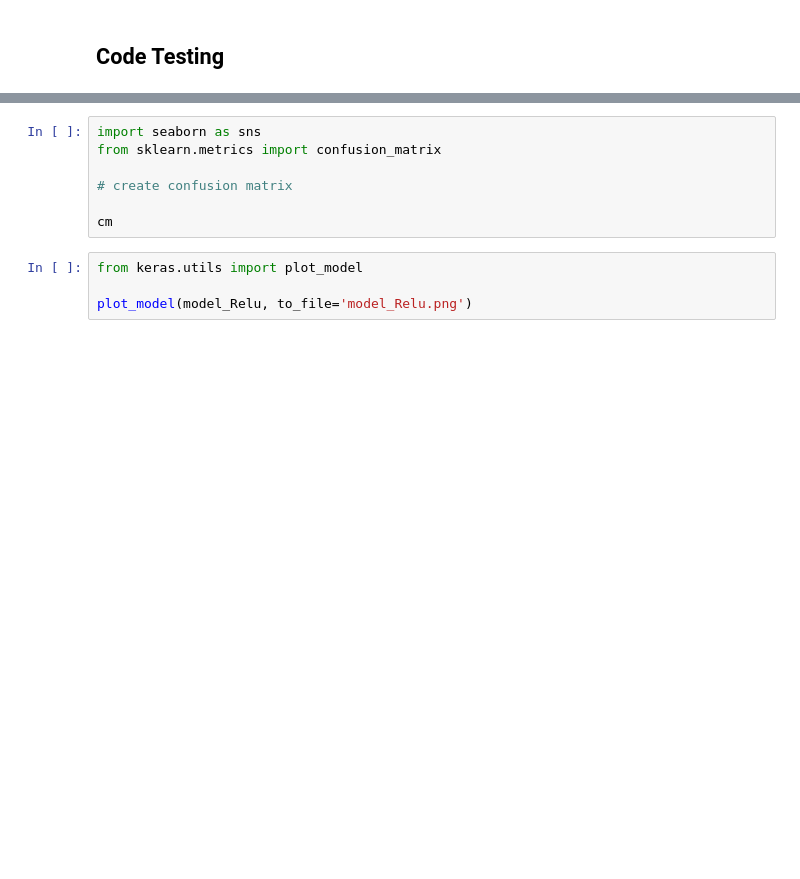
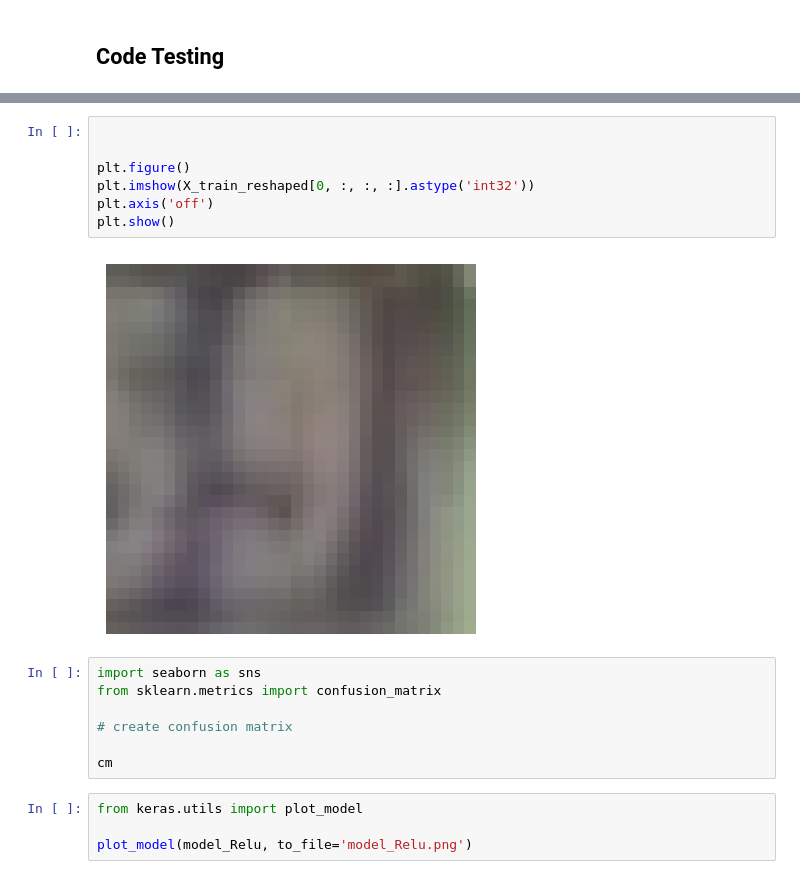
Before and after one commit to TheTrooper83/Final_project_2024, a Jupyter notebook: Model/Feature Protype.ipynb, the cells around one changed output, grey strips where cells are left out. Cells and saved outputs as stored; diff of their text form; blank space fills up the shorter version.

```diff
--- a/Model/Feature Protype.ipynb
+++ b/Model/Feature Protype.ipynb
@@ -853,3 +917,12 @@ plot_accuracy_metric(hist_df_maxout_v2, 'Maxout_v2')
+# %%
+
+
+plt.figure()
+plt.imshow(X_train_reshaped[0, :, :, :].astype('int32'))
+plt.axis('off')
+plt.show()
+# %% [output]
+[figure, added]
 # %%
 import seaborn as sns
 from sklearn.metrics import confusion_matrix
```
Also changed, not shown: parts of 10 cells of this notebook, 2 other files.
